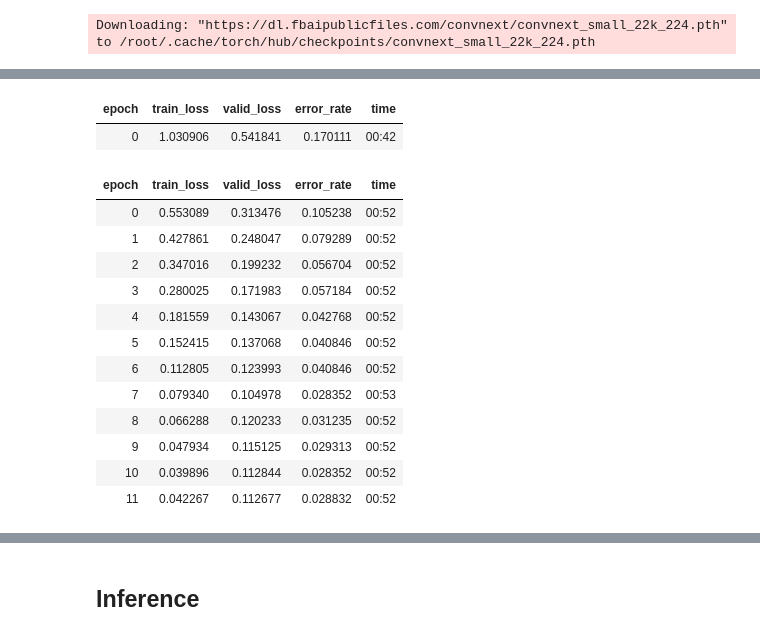
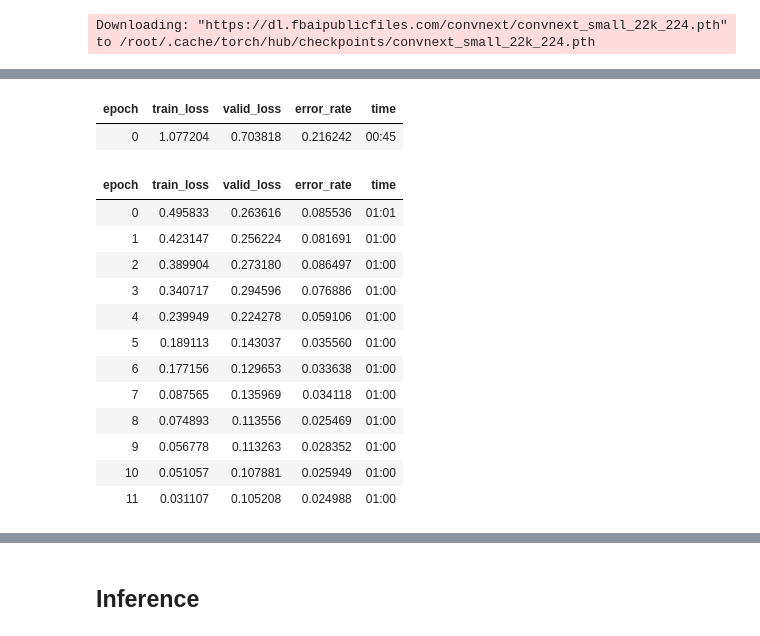
Before and after one commit to lfacc00/paddy, a Jupyter notebook: notebooks/paddy.ipynb, the cells around one changed output, grey strips where cells are left out. Cells and saved outputs as stored; diff of their text form; code cells hidden in the pictures.

```diff
--- a/notebooks/paddy.ipynb
+++ b/notebooks/paddy.ipynb
@@ -93,5 +100,11 @@ We have two sets of dimensions 480 * 640 and 640 * 480, only 4 are of shape_2, w
 # %%
-dls = ImageDataLoaders.from_folder(path=trn_path, valid_pct=0.2, seed=42, item_tfms=Resize(224), bs=32)
+dls = ImageDataLoaders.from_folder(
+    path=trn_path,
+    valid_pct=0.2,
+    seed=42,
+    item_tfms=Resize(460, method='squish'),
+    batch_tfms=aug_transforms(size=224, min_scale=0.75),
+    bs=32)
 # %%
 dls.show_batch()
 # %% [output]
@@ -128,18 +147,18 @@ Downloading: "https://dl.fbaipublicfiles.com/convnext/convnext_small_22k_224.pth
 # %%
-learn.fine_tune(12)
+learn.fine_tune(12, 0.01)
 # %% [output]
 | epoch | train_loss | valid_loss | error_rate | time |
-| 0 | 1.030906 | 0.541841 | 0.170111 | 00:42 |
+| 0 | 1.077204 | 0.703818 | 0.216242 | 00:45 |
 | epoch | train_loss | valid_loss | error_rate | time |
-| 0 | 0.553089 | 0.313476 | 0.105238 | 00:52 |
-| 1 | 0.427861 | 0.248047 | 0.079289 | 00:52 |
-| 2 | 0.347016 | 0.199232 | 0.056704 | 00:52 |
-| 3 | 0.280025 | 0.171983 | 0.057184 | 00:52 |
-| 4 | 0.181559 | 0.143067 | 0.042768 | 00:52 |
-| 5 | 0.152415 | 0.137068 | 0.040846 | 00:52 |
-| 6 | 0.112805 | 0.123993 | 0.040846 | 00:52 |
-| 7 | 0.079340 | 0.104978 | 0.028352 | 00:53 |
-| 8 | 0.066288 | 0.120233 | 0.031235 | 00:52 |
-| 9 | 0.047934 | 0.115125 | 0.029313 | 00:52 |
-| 10 | 0.039896 | 0.112844 | 0.028352 | 00:52 |
-| 11 | 0.042267 | 0.112677 | 0.028832 | 00:52 |
+| 0 | 0.495833 | 0.263616 | 0.085536 | 01:01 |
+| 1 | 0.423147 | 0.256224 | 0.081691 | 01:00 |
+| 2 | 0.389904 | 0.273180 | 0.086497 | 01:00 |
+| 3 | 0.340717 | 0.294596 | 0.076886 | 01:00 |
+| 4 | 0.239949 | 0.224278 | 0.059106 | 01:00 |
+| 5 | 0.189113 | 0.143037 | 0.035560 | 01:00 |
+| 6 | 0.177156 | 0.129653 | 0.033638 | 01:00 |
+| 7 | 0.087565 | 0.135969 | 0.034118 | 01:00 |
+| 8 | 0.074893 | 0.113556 | 0.025469 | 01:00 |
+| 9 | 0.056778 | 0.113263 | 0.028352 | 01:00 |
+| 10 | 0.051057 | 0.107881 | 0.025949 | 01:00 |
+| 11 | 0.031107 | 0.105208 | 0.024988 | 01:00 |
```
Also changed, not shown: parts of 19 cells of this notebook, 1 other file.
